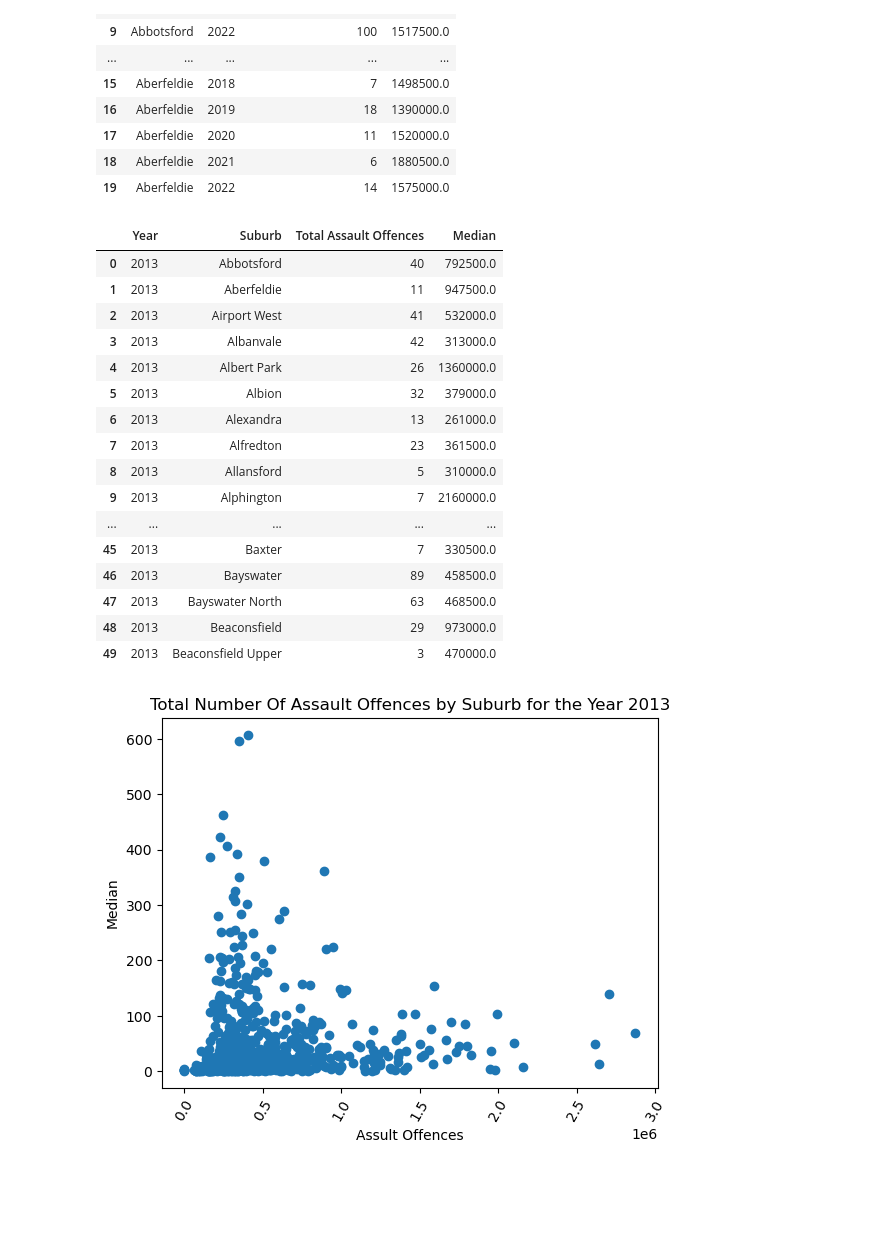
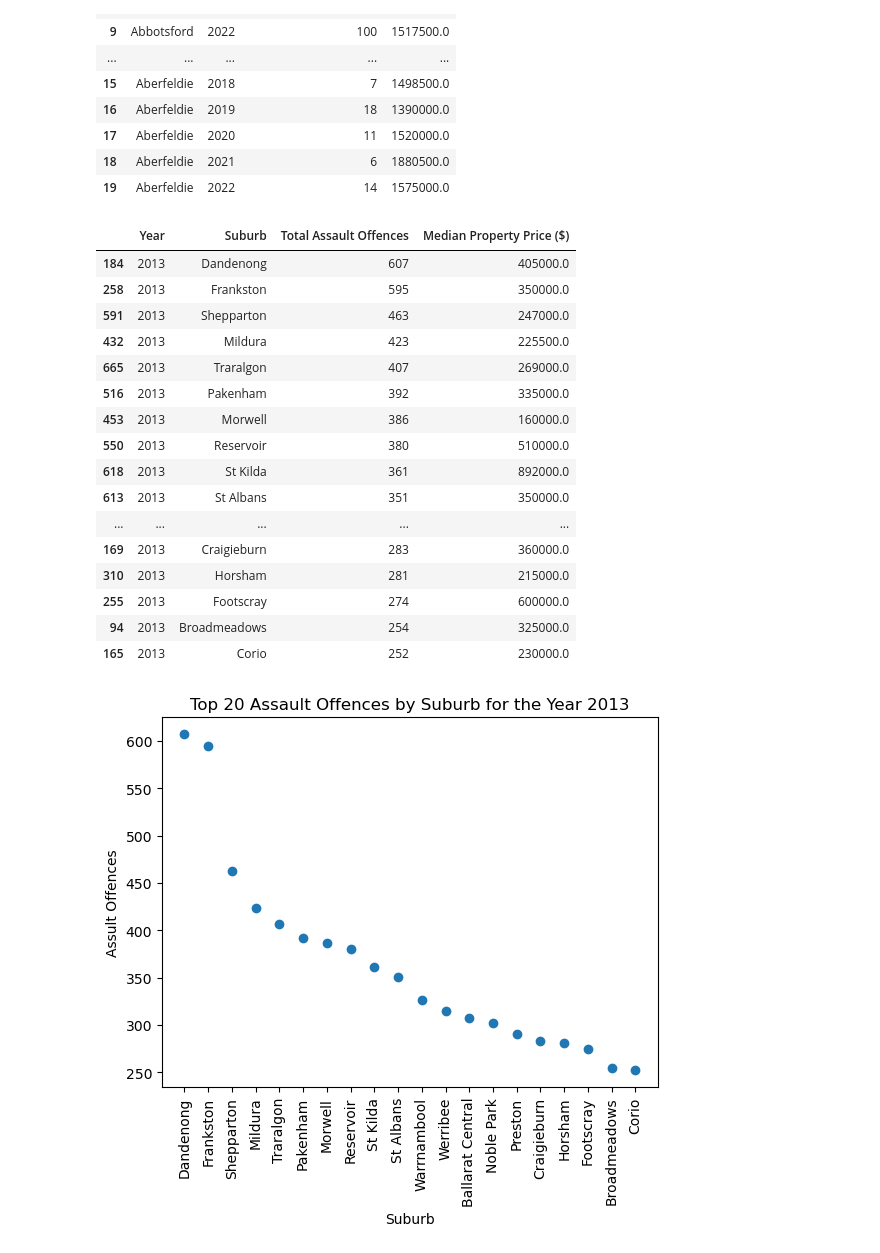
Before and after one commit to rsamma1606/proj-one-group-8, a Jupyter notebook: prj-one_Crime_vs_Property.ipynb, the cells around one changed output. Cells and saved outputs as stored; diff of their text form; code cells hidden in the pictures; blank space fills up the shorter version.

Commit message:
Scatter and Pie Charts for Crime by/in Suburbs

```diff
--- a/prj-one_Crime_vs_Property.ipynb
+++ b/prj-one_Crime_vs_Property.ipynb
@@ -282,36 +287,37 @@ summed_data.head(20)
 # %%
 # Data from the year 2013 only
 summed_data_2013 = assault_data[assault_data["Year"] == 2013].groupby(["Year", "locality"])[["Offence Count", "Median"]].sum().reset_index()
-summed_data_2013 = summed_data_2013.rename(columns={"Offence Count": "Total Assault Offences", "locality": "Suburb"})
-# summed_data_2013.sort_values(by="Total Assault Offences" , ascending=False).tail(50)
-summed_data_2013.head(50)
+summed_data_2013 = summed_data_2013.rename(columns={"Offence Count": "Total Assault Offences", "locality": "Suburb", "Median" : "Median Property Price ($)"})
+Top20_Assault_data_2013 = summed_data_2013.sort_values(by="Total Assault Offences" , ascending=False).head(20)
+# summed_data_2013.head(50)
+Top20_Assault_data_2013
 # %% [output]
-|  | Year | Suburb | Total Assault Offences | Median |
-| 0 | 2013 | Abbotsford | 40 | 792500.0 |
-| 1 | 2013 | Aberfeldie | 11 | 947500.0 |
-| 2 | 2013 | Airport West | 41 | 532000.0 |
-| 3 | 2013 | Albanvale | 42 | 313000.0 |
-| 4 | 2013 | Albert Park | 26 | 1360000.0 |
-| 5 | 2013 | Albion | 32 | 379000.0 |
-| 6 | 2013 | Alexandra | 13 | 261000.0 |
-| 7 | 2013 | Alfredton | 23 | 361500.0 |
-| 8 | 2013 | Allansford | 5 | 310000.0 |
-| 9 | 2013 | Alphington | 7 | 2160000.0 |
+|  | Year | Suburb | Total Assault Offences | Median Property Price ($) |
+| 184 | 2013 | Dandenong | 607 | 405000.0 |
+| 258 | 2013 | Frankston | 595 | 350000.0 |
+| 591 | 2013 | Shepparton | 463 | 247000.0 |
+| 432 | 2013 | Mildura | 423 | 225500.0 |
+| 665 | 2013 | Traralgon | 407 | 269000.0 |
+| 516 | 2013 | Pakenham | 392 | 335000.0 |
+| 453 | 2013 | Morwell | 386 | 160000.0 |
+| 550 | 2013 | Reservoir | 380 | 510000.0 |
+| 618 | 2013 | St Kilda | 361 | 892000.0 |
+| 613 | 2013 | St Albans | 351 | 350000.0 |
 | ... | ... | ... | ... | ... |
-| 45 | 2013 | Baxter | 7 | 330500.0 |
-| 46 | 2013 | Bayswater | 89 | 458500.0 |
-| 47 | 2013 | Bayswater North | 63 | 468500.0 |
-| 48 | 2013 | Beaconsfield | 29 | 973000.0 |
-| 49 | 2013 | Beaconsfield Upper | 3 | 470000.0 |
+| 169 | 2013 | Craigieburn | 283 | 360000.0 |
+| 310 | 2013 | Horsham | 281 | 215000.0 |
+| 255 | 2013 | Footscray | 274 | 600000.0 |
+| 94 | 2013 | Broadmeadows | 254 | 325000.0 |
+| 165 | 2013 | Corio | 252 | 230000.0 |
 # %%
 # Scatter Plot
-plt.scatter(summed_data_2013["Median"], summed_data_2013["Total Assault Offences"])
+plt.scatter(Top20_Assault_data_2013["Suburb"], Top20_Assault_data_2013["Total Assault Offences"])
 
-plt.title("Total Number Of Assault Offences by Suburb for the Year 2013")
-plt.ylabel("Median")
-plt.xlabel("Assult Offences")
+plt.title("Top 20 Assault Offences by Suburb for the Year 2013")
+plt.xlabel("Suburb")
+plt.ylabel("Assult Offences")
 
-plt.xticks(rotation=60)
+plt.xticks(rotation=90)
 plt.show()
 # %% [output]
-[figure, old version]
+[figure, new version]
```
Also changed, not shown: parts of 22 cells of this notebook.
